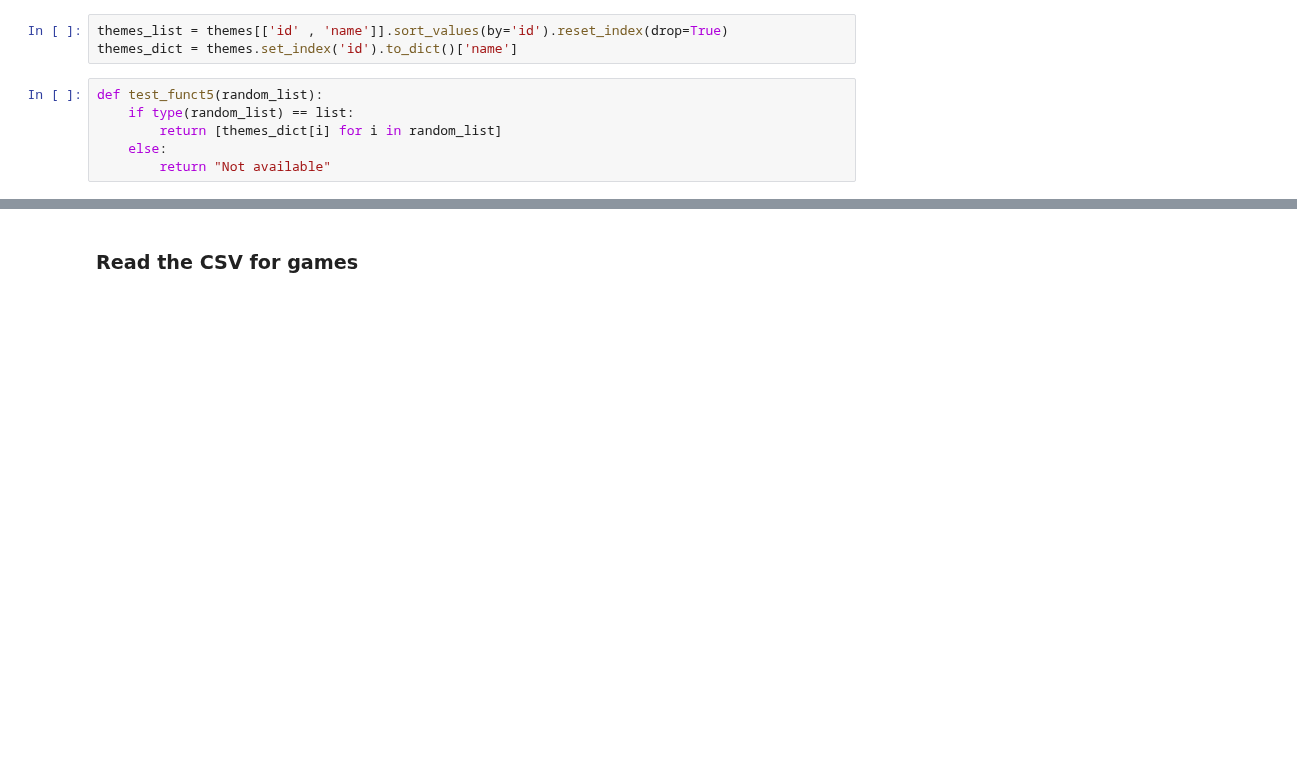
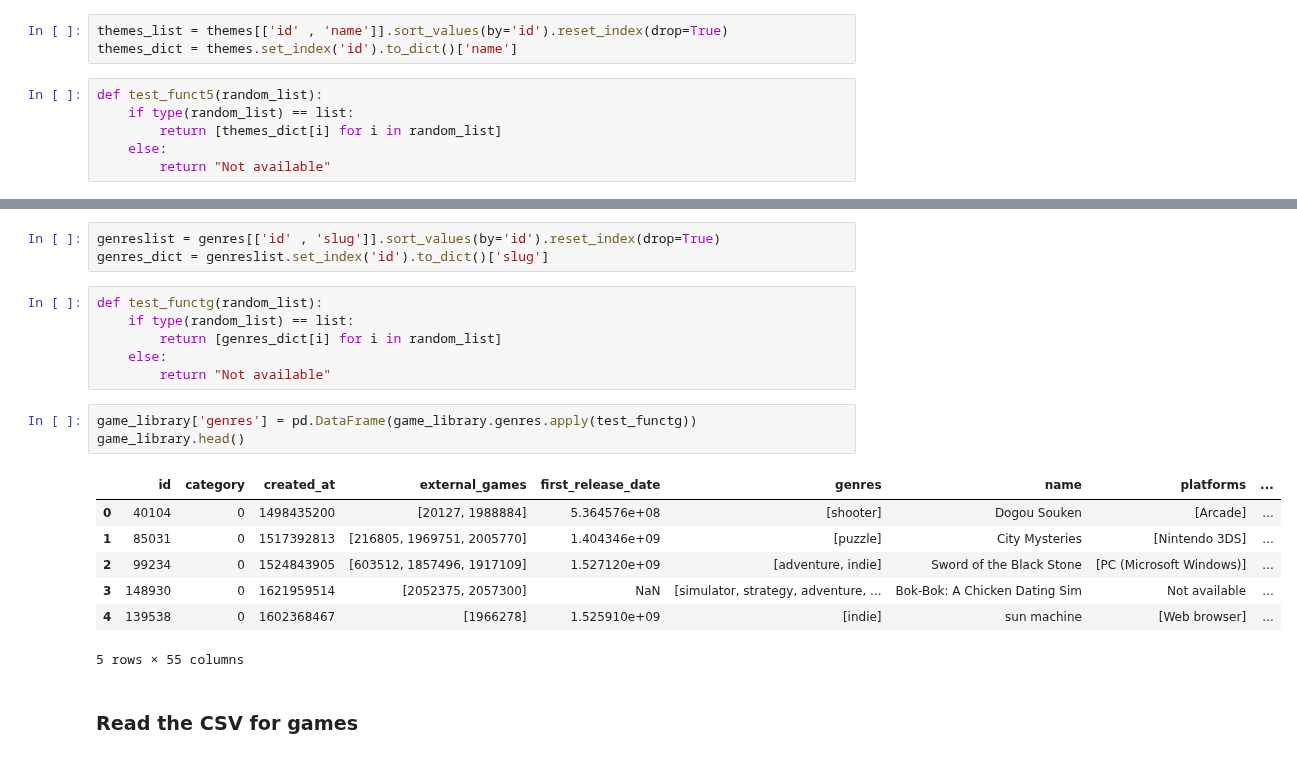
Before and after one commit to MrEnigmamgine/Videogame-Capstone_fork, a Jupyter notebook: Lindy_workbook.ipynb, the cells around one changed output, grey strips where cells are left out. Saved outputs shown, nothing was run; the diff lists cells and outputs as text; blank space fills up the shorter version.

```diff
--- a/Lindy_workbook.ipynb
+++ b/Lindy_workbook.ipynb
@@ -364,3 +383,23 @@ df
+# %%
+genreslist = genres[['id' , 'slug']].sort_values(by='id').reset_index(drop=True)
+genres_dict = genreslist.set_index('id').to_dict()['slug']
+# %%
+def test_functg(random_list):
+    if type(random_list) == list:
+        return [genres_dict[i] for i in random_list]
+    else:
+        return "Not available"
+# %%
+game_library['genres'] = pd.DataFrame(game_library.genres.apply(test_functg))
+game_library.head()
+# %% [output]
+|  | id | category | created_at | external_games | first_release_date | genres | name | platforms | ... |
+| 0 | 40104 | 0 | 1498435200 | [20127, 1988884] | 5.364576e+08 | [shooter] | Dogou Souken | [Arcade] | ... |
+| 1 | 85031 | 0 | 1517392813 | [216805, 1969751, 2005770] | 1.404346e+09 | [puzzle] | City Mysteries | [Nintendo 3DS] | ... |
+| 2 | 99234 | 0 | 1524843905 | [603512, 1857496, 1917109] | 1.527120e+09 | [adventure, indie] | Sword of the Black Stone | [PC (Microsoft Windows)] | ... |
+| 3 | 148930 | 0 | 1621959514 | [2052375, 2057300] | NaN | [simulator, strategy, adventure, ... | Bok-Bok: A Chicken Dating Sim | Not available | ... |
+| 4 | 139538 | 0 | 1602368467 | [1966278] | 1.525910e+09 | [indie] | sun machine | [Web browser] | ... |
+5 rows × 55 columns
 # %% [markdown]
 ### Read the CSV for games
 # %%
```
Also changed, not shown: parts of 25 cells of this notebook.
